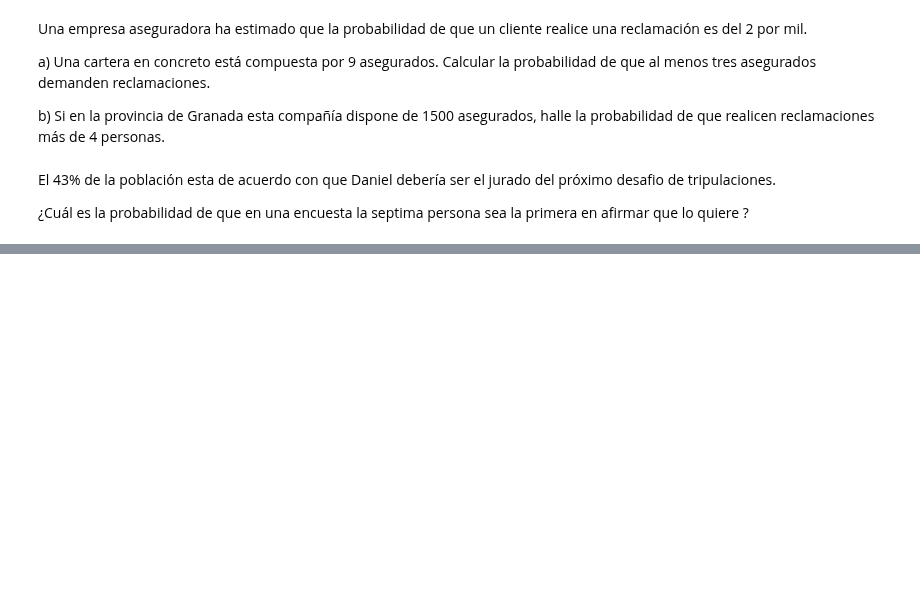
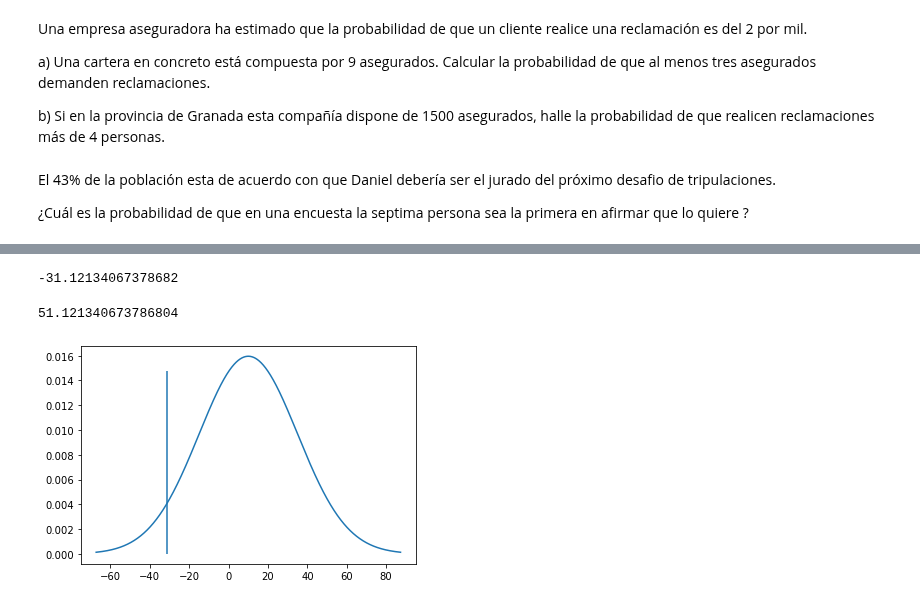
Before and after one commit to jsanz81/Bootcamp_Abril2023, a Jupyter notebook: 04_Estadística/4_Probabilidad/01_Distribuciones/Ejercicio.ipynb, the cells around one changed output, grey strips where cells are left out. Saved outputs shown, nothing was run; the diff lists cells and outputs as text; code cells hidden in the pictures; blank space fills up the shorter version.

```diff
--- a/04_Estadística/4_Probabilidad/01_Distribuciones/Ejercicio.ipynb
+++ b/04_Estadística/4_Probabilidad/01_Distribuciones/Ejercicio.ipynb
@@ -153,0 +161,2 @@ El 43% de la población esta de acuerdo con que Daniel debería ser el jurado de
+# %%
+X=norm(10,25)
@@ -153,0 +176,16 @@ El 43% de la población esta de acuerdo con que Daniel debería ser el jurado de
+# %%
+X.ppf(0.05)
+# %% [output]
+-31.12134067378682
+# %%
+X.ppf(0.95)
+# %% [output]
+51.121340673786804
+# %%
+import matplotlib.pyplot as plt
+import numpy as np
+x=np.linspace(X.ppf(0.001),X.ppf(0.999),10000)
+plt.plot(x,X.pdf(x))
+plt.vlines(X.ppf(0.05),0,X.pdf(0.05));
+# %% [output]
+[figure, added]
```
Also changed, not shown: parts of 21 cells of this notebook.
